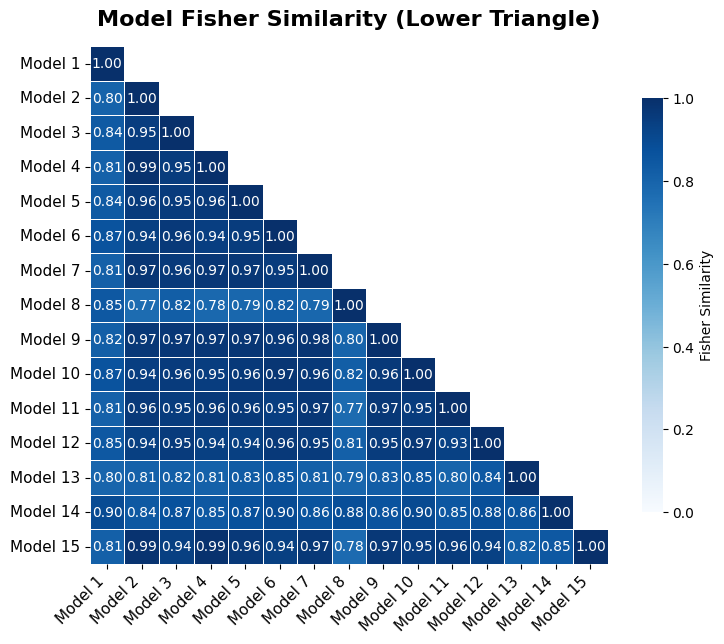
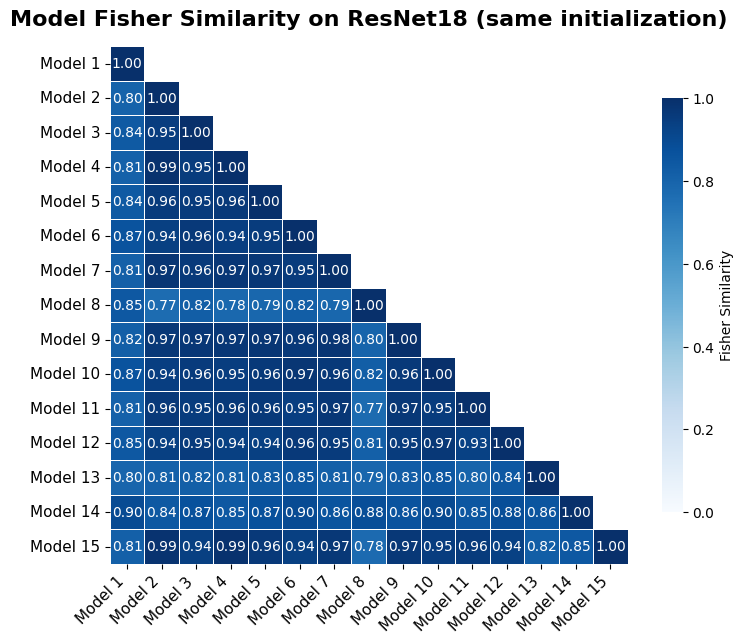
The change to this notebook cell's code, shown as a diff; its figure went from the first image to the second:
--- before
+++ after
@@ -1,2 +1 @@
-cifar_fisher_sim_matrix_same_init = fisher_sim_matrix(cifar_result_same_init["models"], cifar_train_loader, device, criterion=nn.CrossEntropyLoss())
-fisher_sim_heatmap(cifar_fisher_sim_matrix_same_init)
+fisher_sim_heatmap(cifar_fisher_sim_matrix_same_init, title='Model Fisher Similarity on ResNet18 (same initialization)')

Commit: 添加结果并优化绘图代码